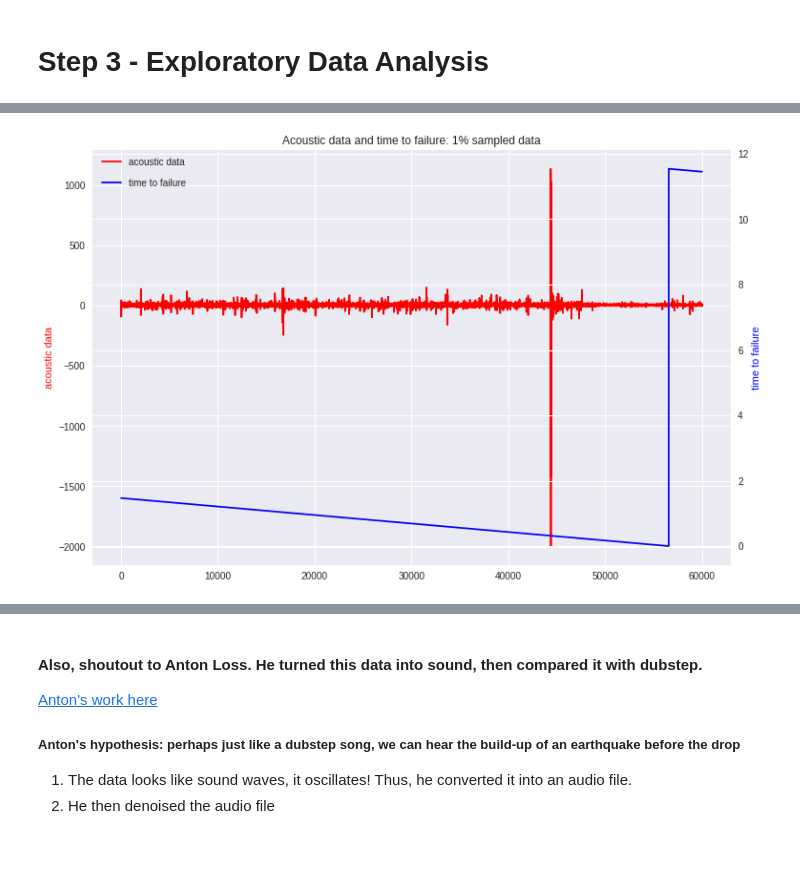
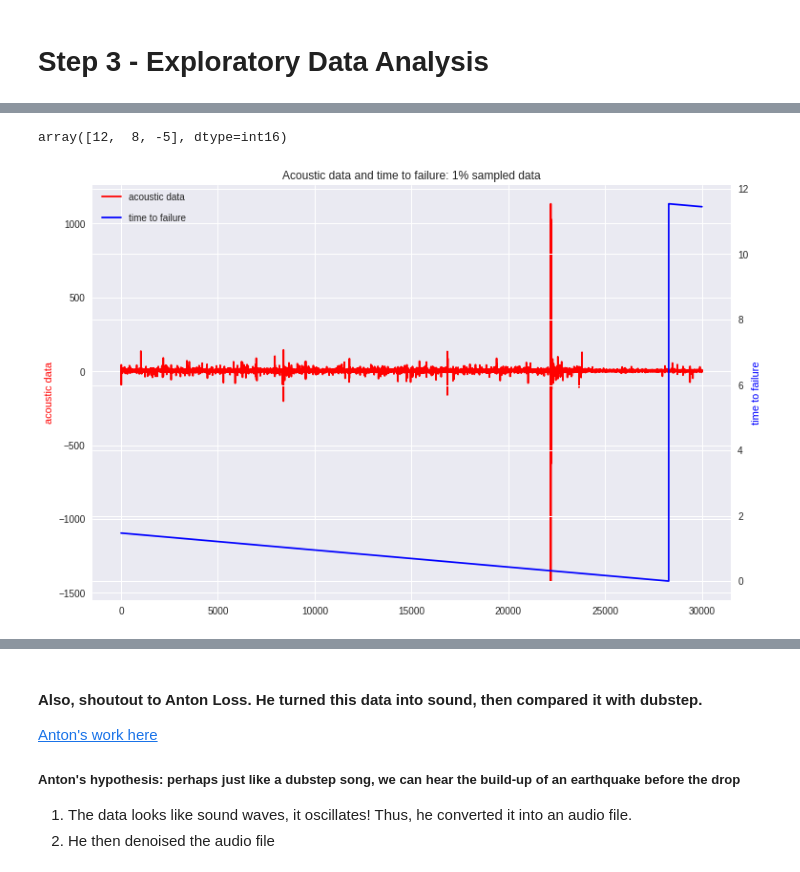
Before and after one commit to zioalex/Kaggle_Earthquake_challenge, a Jupyter notebook: Earthquake_Challenge.ipynb, the cells around one changed output, grey strips where cells are left out. Cells and saved outputs as stored; diff of their text form; code cells hidden in the pictures.

```diff
--- a/Earthquake_Challenge.ipynb
+++ b/Earthquake_Challenge.ipynb
@@ -186,26 +206,32 @@ memory usage: 57.2 MB
+# %%
+# :: the third value is a step function. It takes onlz the Nth number
+a = train['acoustic_data'].values[:9:4]
+a
+# %% [output]
+array([12,  8, -5], dtype=int16)
 # %%
 #visualize 1% of samples data, first 100 datapoints
-train_ad_sample_df = train['acoustic_data'].values[::100]
-train_ttf_sample_df = train['time_to_failure'].values[::100]
+train_ad_sample_df = train['acoustic_data'].values[::200]
+train_ttf_sample_df = train['time_to_failure'].values[::200]
 
 #function for plotting based on both features
 def plot_acc_ttf_data(train_ad_sample_df, train_ttf_sample_df, title="Acoustic data and time to failure: 1% sampled data"):
     fig, ax1 = plt.subplots(figsize=(12, 8))
     plt.title(title)
     plt.plot(train_ad_sample_df, color='r')
     ax1.set_ylabel('acoustic data', color='r')
     plt.legend(['acoustic data'], loc=(0.01, 0.95))
     ax2 = ax1.twinx()
     plt.plot(train_ttf_sample_df, color='b')
     ax2.set_ylabel('time to failure', color='b')
     plt.legend(['time to failure'], loc=(0.01, 0.9))
     plt.grid(True)
 
 plot_acc_ttf_data(train_ad_sample_df, train_ttf_sample_df)
 del train_ad_sample_df
 del train_ttf_sample_df
 # %% [output]
-[figure, old version]
+[figure, new version]
 # %% [markdown]
 ![alt text](https://www.kaggleusercontent.com/kf/10364757/eyJhbGciOiJkaXIiLCJlbmMiOiJBMTI4Q0JDLUhTMjU2In0..onsybg1U7xvMy-GjJdYtTA.RUVJoAZ7sxCnRNmM1WTjXMjmsl7raHI_FzIYc0vh0poV3hcKVMrr2GRPCwlr_urWqByjmahePNQlEFEsBBUO2meVZXzX-HjRQuU40ySqElezoc9HLF7nGBMCKPSYt-HPZAsGHnXBtkXV8qVOZlu5BWddQp7wthNJ5JkSftT41GM.vS5mBigypyc7eNri4zC2rQ/__results___files/__results___12_0.png)
 # %% [markdown]
```
Also changed, not shown: parts of 3 cells of this notebook.
